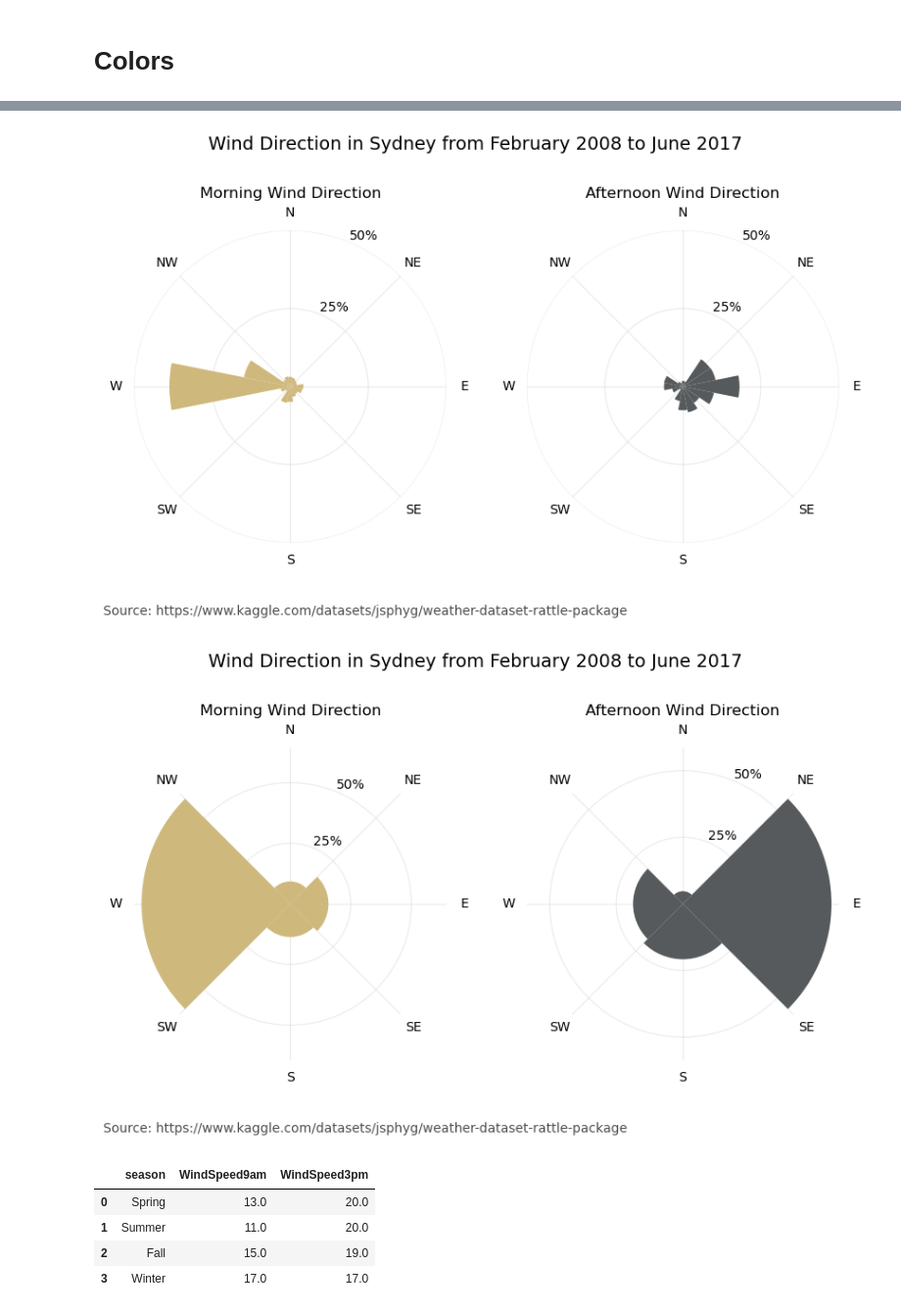
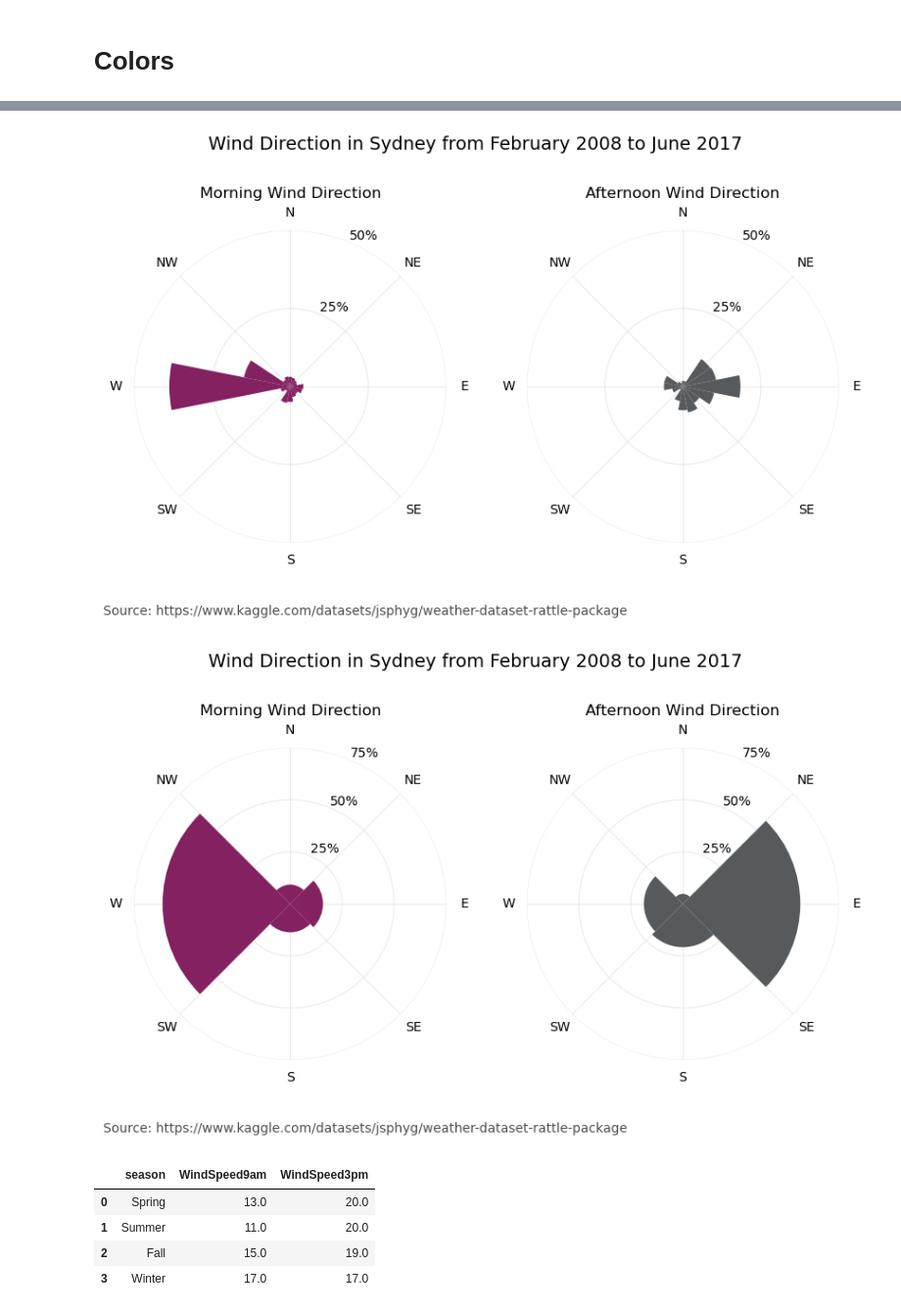
Before and after one commit to M-Harms/Data-Visualization, a Jupyter notebook: sydney_weather.ipynb, the cells around one changed output, grey strips where cells are left out. Shown: that part at 98% size. Drawn from its saved outputs; the diff is of its cells as text; code cells hidden in the pictures.

```diff
--- a/sydney_weather.ipynb
+++ b/sydney_weather.ipynb
@@ -18,6 +22,9 @@ df = sydney_weather_data.load_data()
 # %%
 colors = ['#a6cee3', '#1f78b4']
 colors = ['#CFB87C', '#565A5C']
+
+colors = ['#7b2cbf', '#3c096c']
+colors = ['#832161', '#565A5C']
 # %%
 #[, , , , , , ,  , , , , , ],
 #['W', 'WNW', 'SSW', 'S', 'E', 'ESE', 'SSE', 'NNW', 'N', 'WSW', 'SE', 'NNE', 'NW', 'NE', 'ENE', 'SW'],
@@ -80,6 +136,6 @@ NNW    0.032841
 Name: count, dtype: float64
 # %%
-def polar_wind_chart(data_list, filename):
+def polar_wind_chart(data_list, filename, ax_labels):
     chart_titles = ['Morning Wind Direction', 'Afternoon Wind Direction']
 
 
@@ -108,7 +164,7 @@ def polar_wind_chart(data_list, filename):
         ax[j].set_theta_direction(-1)
         ax[j].set_thetagrids(angles, labels=wind_direct_labels, fmt=None)
         ax[j].set_title(chart_titles[j])
-        ax[j].set_yticks([.25,.5], labels = ['25%','50%'])
+        ax[j].set_yticks(ax_labels[0], labels = ax_labels[1])
 
 
     plt.subplots_adjust(left=None, bottom=0.25, right=None, top=0.81, wspace=None, hspace=None)
@@ -117,13 +173,13 @@ def polar_wind_chart(data_list, filename):
     fig.savefig(f'./images/{filename}', bbox_inches='tight')
     plt.show()
 # %%
-polar_wind_chart([df_wind_dir_morning, df_wind_dir_afternoon], 'sydney_wind_direct.svg')
+polar_wind_chart([df_wind_dir_morning, df_wind_dir_afternoon], 'sydney_wind_direct.svg', [[.25,.5], ['25%','50%']])
 # %% [output]
-[figure, old version]
+[figure, new version]
 # %%
-polar_wind_chart([df_wind_dir_morning_condenced, df_wind_dir_afternoon_condenced], 'sydney_wind_direction_condensed.svg')
+polar_wind_chart([df_wind_dir_morning_condenced, df_wind_dir_afternoon_condenced], 'sydney_wind_direction_condensed.svg', [[.25,.5, .75], ['25%','50%','75%']] )
 # %% [output]
-[figure, old version]
+[figure, new version]
 # %%
 #df.groupby([]).
 #df.groupby(['WindSpeed9am', 'WindSpeed3pm', 'month'])['WindSpeed9am'].mean().unstack('month').reset_index()
```
Also changed, not shown: parts of 11 cells of this notebook, 6 other files.
